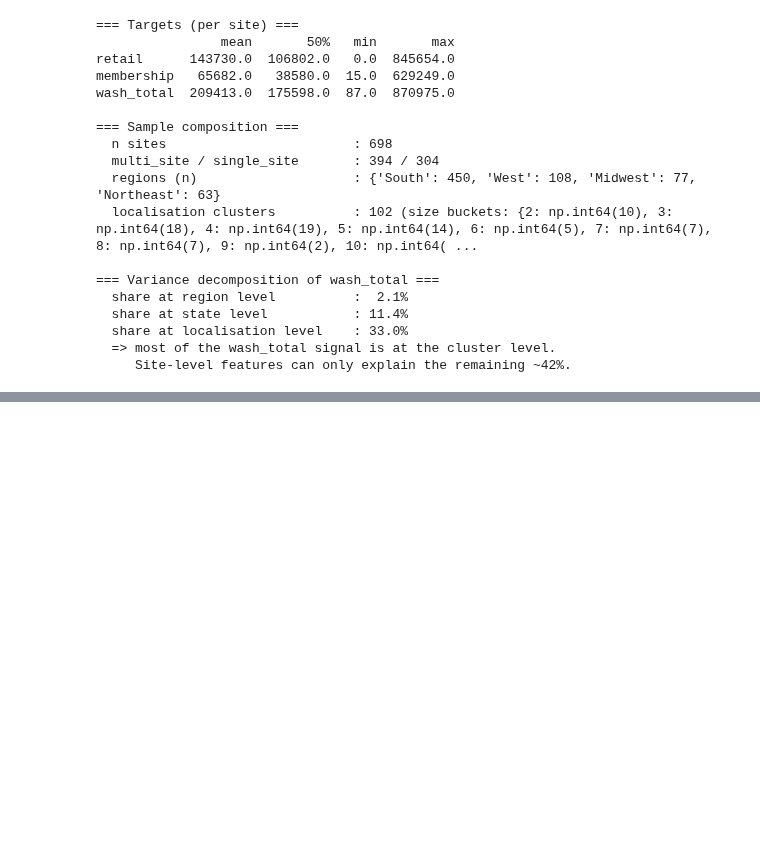
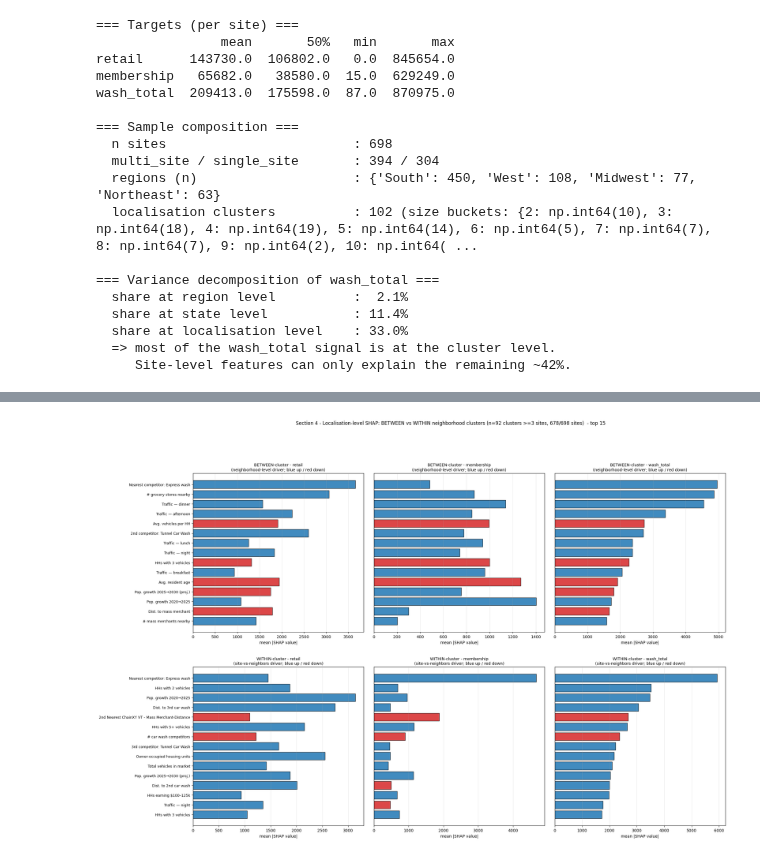
Before and after one commit to RocketFrog-ai/sonnysDataCollection, a Jupyter notebook: notebooks/backtesting_full_site_yearly.ipynb, the cells around one changed output, grey strips where cells are left out. Drawn from its saved outputs; the diff is of its cells as text; code cells hidden in the pictures; blank space fills up the shorter version.

```diff
--- a/notebooks/backtesting_full_site_yearly.ipynb
+++ b/notebooks/backtesting_full_site_yearly.ipynb
@@ -717,0 +807,84 @@ Top 10 SHAP features for wash_total (global):
+# %%
+# ============================================================================
+# Section 4 — Localisation-level SHAP: BETWEEN vs WITHIN neighborhood clusters
+# ============================================================================
+# Region was noise (Section 3 test); the signal lives at the localisation-cluster level
+# (~33% of variance). Can't SHAP each of the 102 clusters (most have 2-8 sites), so model
+# at the CLUSTER SCALE two ways, using clusters with >=3 sites (n=92, 678/698 sites):
+#   BETWEEN -> collapse each cluster to its mean (1 row/cluster): what makes a NEIGHBORHOOD high-volume
+#   WITHIN  -> subtract each cluster's mean (fixed effects): what moves a SITE above its neighbors
+# Reuses fit_shap / feat_label / TARGET_NAMES / shap_imp from Section 3.
+
+MIN_CLUSTER = 3
+vc = loc_col.value_counts()
+big_clusters = vc[vc >= MIN_CLUSTER].index
+cmask = loc_col.isin(big_clusters).values
+loc_big = loc_col[cmask]
+n_clusters_used = len(big_clusters)
+n_sites_used = int(cmask.sum())
+
+between_imp, between_sign = {}, {}
+within_imp,  within_sign  = {}, {}
+for name in TARGET_NAMES:
+    y = targets[name]
+    # BETWEEN: one row per cluster (cluster means)
+    Xc = X[cmask].groupby(loc_big).mean()
+    yc = y[cmask].groupby(loc_big).mean()
+    between_imp[name], between_sign[name] = fit_shap(Xc.reset_index(drop=True), yc.reset_index(drop=True))
+    # WITHIN: cluster-demeaned residuals (fixed effects)
+    Xw = X[cmask].copy()
+    Xw = Xw - Xw.groupby(loc_big).transform('mean')
+    yw = y[cmask] - y[cmask].groupby(loc_big).transform('mean')
+    within_imp[name], within_sign[name] = fit_shap(Xw.reset_index(drop=True), yw.reset_index(drop=True))
+
+# Each row ranked by its OWN level's wash_total importance (between drivers != within drivers)
+TOP_N = 15
+top_between = between_imp['wash_total'].sort_values(ascending=False).head(TOP_N).index[::-1].tolist()
+top_within  = within_imp['wash_total'].sort_values(ascending=False).head(TOP_N).index[::-1].tolist()
+
+LEVELS = [
+    ('BETWEEN-cluster', 'neighborhood-level driver', between_imp, between_sign, top_between),
+    ('WITHIN-cluster',  'site-vs-neighbors driver',  within_imp,  within_sign,  top_within),
+]
+
+fig = plt.figure(figsize=(24, max(8, 0.4 * TOP_N + 1) * 2))
+gs = fig.add_gridspec(2, 3, height_ratios=[1.0, 1.0], wspace=0.06, hspace=0.22)
+
+for row, (lvl, subtitle, imp_d, sign_d, order) in enumerate(LEVELS):
+    labels = [feat_label(f) for f in order]
+    for col, name in enumerate(TARGET_NAMES):
+        ax = fig.add_subplot(gs[row, col])
+        imp  = imp_d[name].loc[order].values
+        sign = sign_d[name].loc[order].values
+        bar_colors = ['#1f77b4' if s > 0 else '#d62728' if s < 0 else '#999999' for s in sign]
+        ax.barh(range(len(order)), imp, color=bar_colors, alpha=0.85, edgecolor='black')
+        if col == 0:
+            ax.set_yticks(range(len(order))); ax.set_yticklabels(labels, fontsize=9)
+        else:
+            ax.set_yticks([])
+        ax.set_xlabel('mean |SHAP value|')
+        ax.set_title(f'{lvl} - {name}\n({subtitle}; blue up / red down)', fontsize=10)
+        ax.grid(axis='x', alpha=0.3)
+
+fig.suptitle(f'Section 4 - Localisation-level SHAP: BETWEEN vs WITHIN neighborhood clusters '
+             f'(n={n_clusters_used} clusters >={MIN_CLUSTER} sites, {n_sites_used}/{len(df)} sites)  - top {TOP_N}',
+             fontsize=12, y=0.995)
+plt.show()
+
+# ---- Summary: how different are the levels from the site-level global ranking? ----
+print(f'Clusters used: {n_clusters_used} (>= {MIN_CLUSTER} sites), covering {n_sites_used}/{len(df)} sites\n')
+for name in TARGET_NAMES:
+    rc_b  = spearmanr(shap_imp[name], between_imp[name]).statistic
+    rc_w  = spearmanr(shap_imp[name], within_imp[name]).statistic
+    ratio = within_imp[name].sum() / between_imp[name].sum()
+    print(f'[{name:>10}] rank-corr global-vs-between={rc_b:+.2f}  global-vs-within={rc_w:+.2f}  '
+          f'importance within/between={ratio:.2f}')
+print()
+for lvl, _, imp_d, sign_d, order in LEVELS:
+    print(f'{lvl} - top 6 for wash_total:')
+    for f, v in imp_d['wash_total'].sort_values(ascending=False).head(6).items():
+        s = sign_d['wash_total'].loc[f]
+        print(f"  {'up  ' if s>0 else 'down'} {v:>9.0f}  {feat_label(f)}")
+    print()
+# %% [output]
+[figure, added]
```
Also changed, not shown: parts of 10 cells of this notebook, 9 other files.
